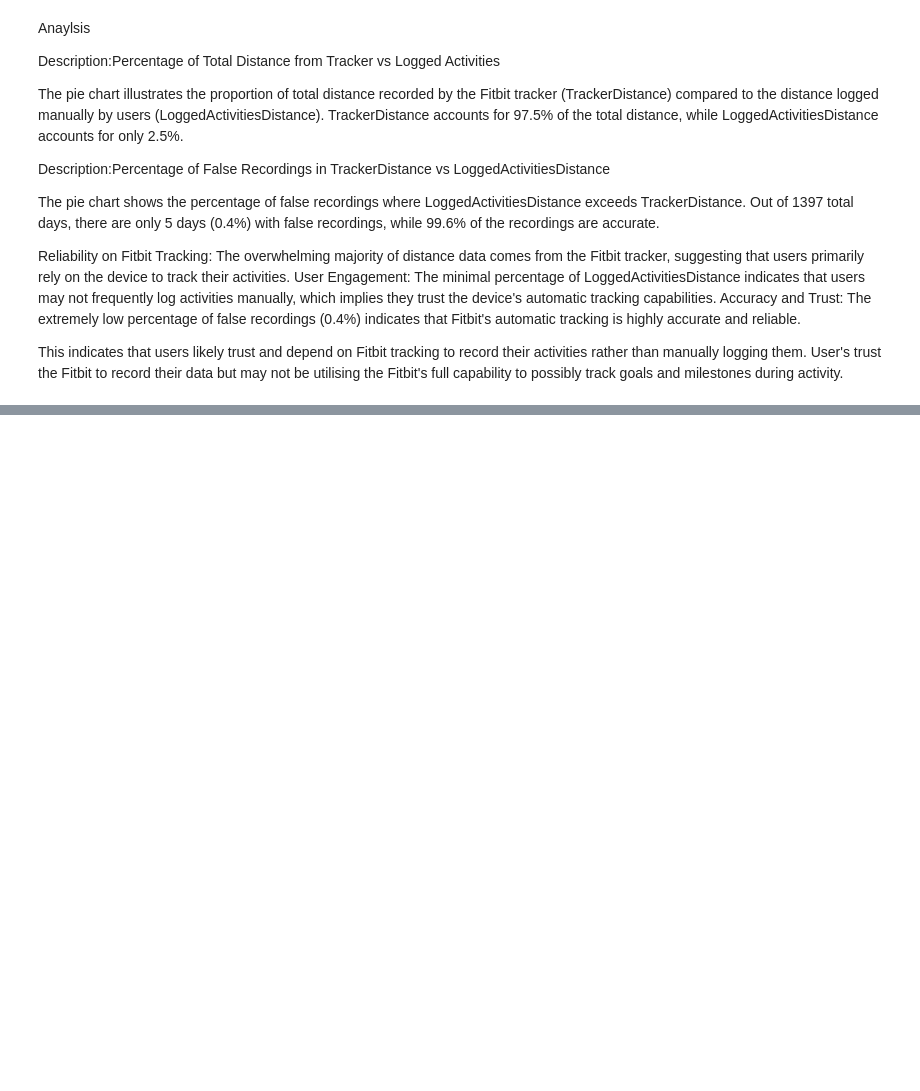
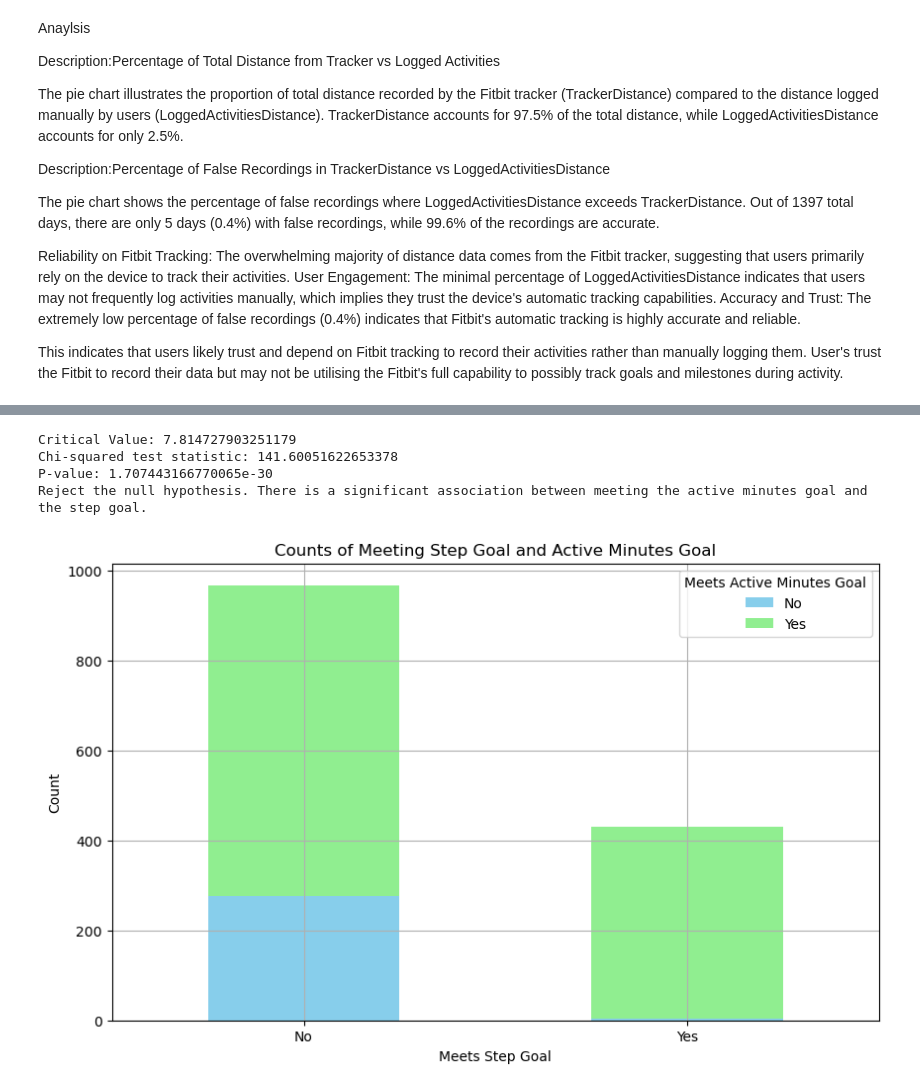
Before and after one commit to kinnith246/Project-1---Group-3, a Jupyter notebook: Dataset/Group Project 3 main.ipynb, the cells around one changed output, grey strips where cells are left out. Drawn from its saved outputs; the diff is of its cells as text; code cells hidden in the pictures; blank space fills up the shorter version.

Commit message:
update to hypothesis testing

```diff
--- a/Dataset/Group Project 3 main.ipynb
+++ b/Dataset/Group Project 3 main.ipynb
@@ -515,0 +465,47 @@ These findings highlight the potential effectiveness of Fitbit devices in promot
+# %%
+# Create binary columns for meeting the goals
+cleaned_data['MeetsStepGoal'] = cleaned_data['TotalSteps'] >= 10000
+cleaned_data['ActiveMinutesGoal'] = cleaned_data['AllActiveMinutes'] >= 90
+
+# Create a contingency table for Chi-Square test
+contingency_table = pd.crosstab(cleaned_data['MeetsStepGoal'], cleaned_data['ActiveMinutesGoal'])
+
+# Calculate the observed and expected frequencies
+observed = contingency_table.values
+expected = np.outer(contingency_table.sum(axis=1), contingency_table.sum(axis=0)) / contingency_table.sum().sum()
+
+# Flatten the observed and expected frequencies
+observed_flat = observed.flatten()
+expected_flat = expected.flatten()
+
+# Determine the critical value
+df = len(observed_flat) - 1
+critical_value = stats.chi2.ppf(q=0.95, df=df)
+print(f"Critical Value: {critical_value}")
+
+# Perform the Chi-Square test
+chi2, p = stats.chisquare(f_obs=observed_flat, f_exp=expected_flat)
+print(f"Chi-squared test statistic: {chi2}")
+print(f"P-value: {p}")
+
+# Compare the chi-squared test statistic with the critical value
+if chi2 > critical_value:
+    print("Reject the null hypothesis. There is a significant association between meeting the active minutes goal and the step goal.")
+else:
+    print("Fail to reject the null hypothesis. There is no significant association between meeting the active minutes goal and the step goal.")
+
+# Plotting the contingency table as a stacked bar plot for Chi-Square test results
+contingency_table.plot(kind='bar', stacked=True, figsize=(10, 6), color=['skyblue', 'lightgreen'])
+plt.title('Counts of Meeting Step Goal and Active Minutes Goal')
+plt.xlabel('Meets Step Goal')
+plt.ylabel('Count')
+plt.xticks(ticks=[0, 1], labels=['No', 'Yes'], rotation=0)
+plt.legend(title='Meets Active Minutes Goal', labels=['No', 'Yes'])
+plt.grid(True)
+plt.show()
+# %% [output]
+Critical Value: 7.814727903251179
+Chi-squared test statistic: 141.60051622653378
+P-value: 1.707443166770065e-30
+Reject the null hypothesis. There is a significant association between meeting the active minutes goal and the step goal.
+[figure, added]
```
Also changed, not shown: parts of 12 cells of this notebook.
